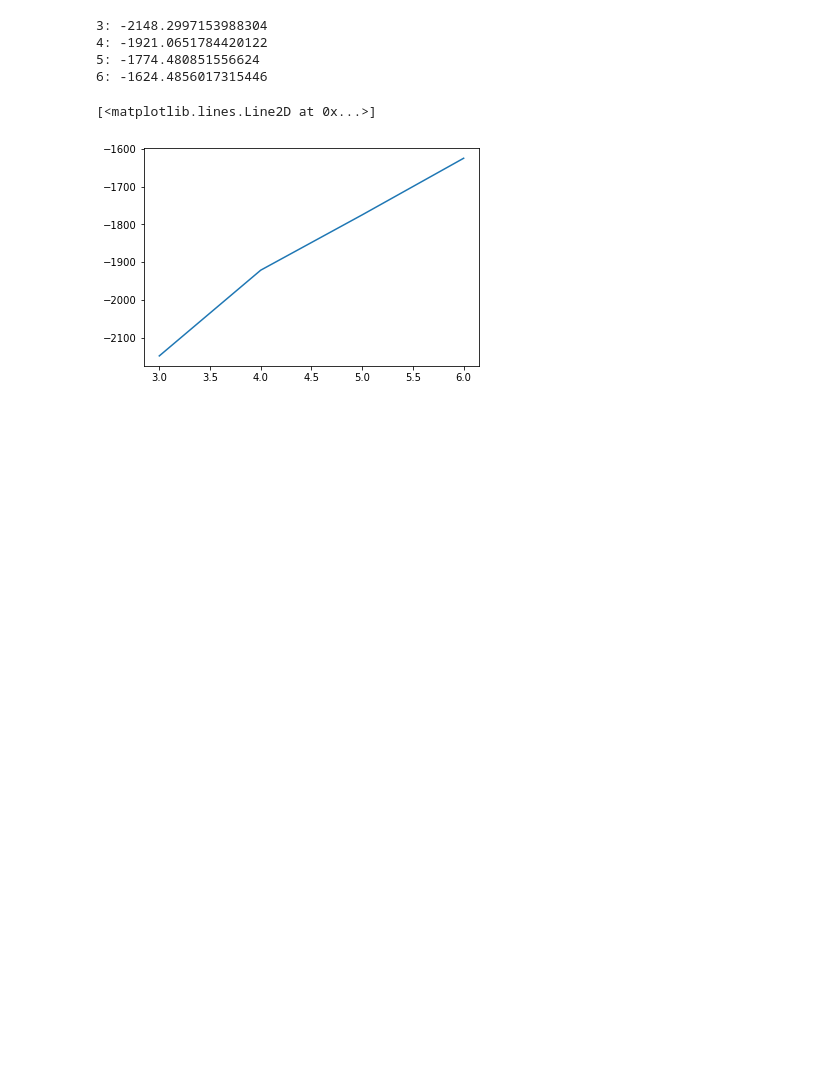
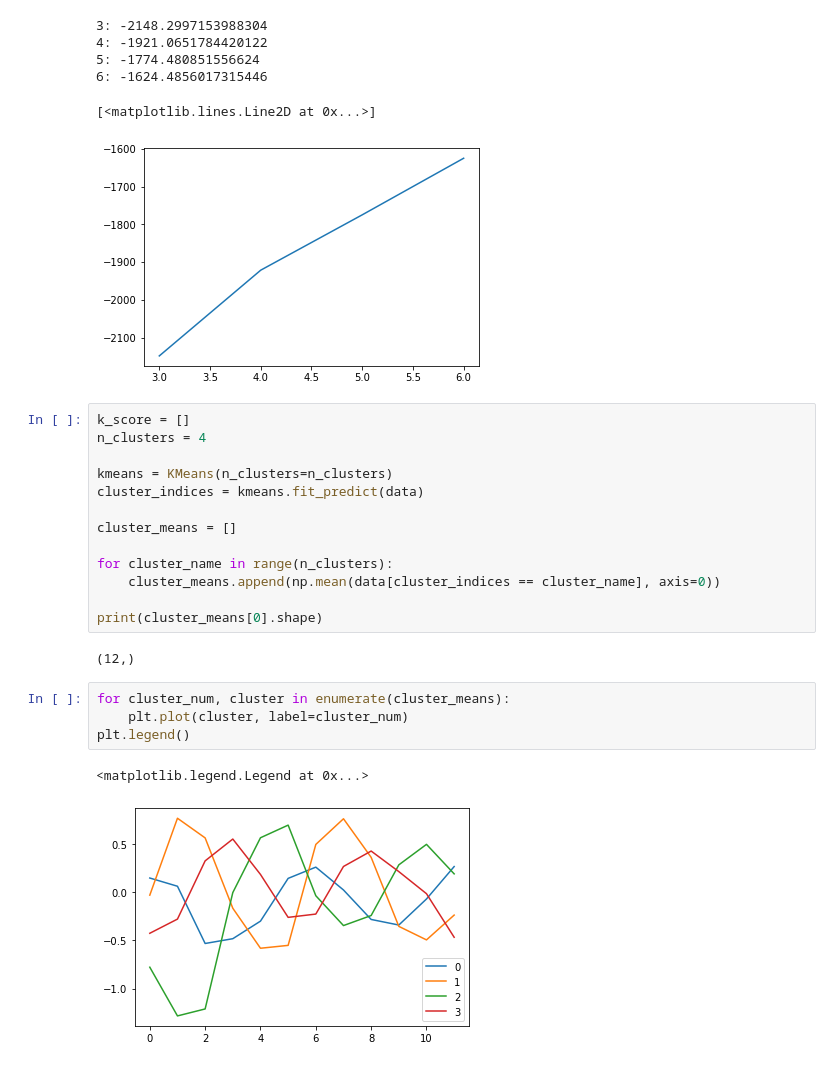
Before and after one commit to Djadih/ECE381V-Genomic-SP-DS-HW5, a Jupyter notebook: q2.ipynb, the cells around one changed output. Saved outputs shown, nothing was run; the diff lists cells and outputs as text; blank space fills up the shorter version.

```diff
--- a/q2.ipynb
+++ b/q2.ipynb
@@ -92,3 +93,25 @@ plt.plot(range(3,7), k_score)
 6: -1624.4856017315446
 [<matplotlib.lines.Line2D at 0x...>]
 [figure]
+# %%
+k_score = []
+n_clusters = 4
+
+kmeans = KMeans(n_clusters=n_clusters)
+cluster_indices = kmeans.fit_predict(data)
+
+cluster_means = []
+
+for cluster_name in range(n_clusters):
+	cluster_means.append(np.mean(data[cluster_indices == cluster_name], axis=0))
+
+print(cluster_means[0].shape)
+# %% [output]
+(12,)
+# %%
+for cluster_num, cluster in enumerate(cluster_means):
+	plt.plot(cluster, label=cluster_num)
+plt.legend()
+# %% [output]
+<matplotlib.legend.Legend at 0x...>
+[figure, added]
```
Also changed, not shown: parts of 1 cell of this notebook.
